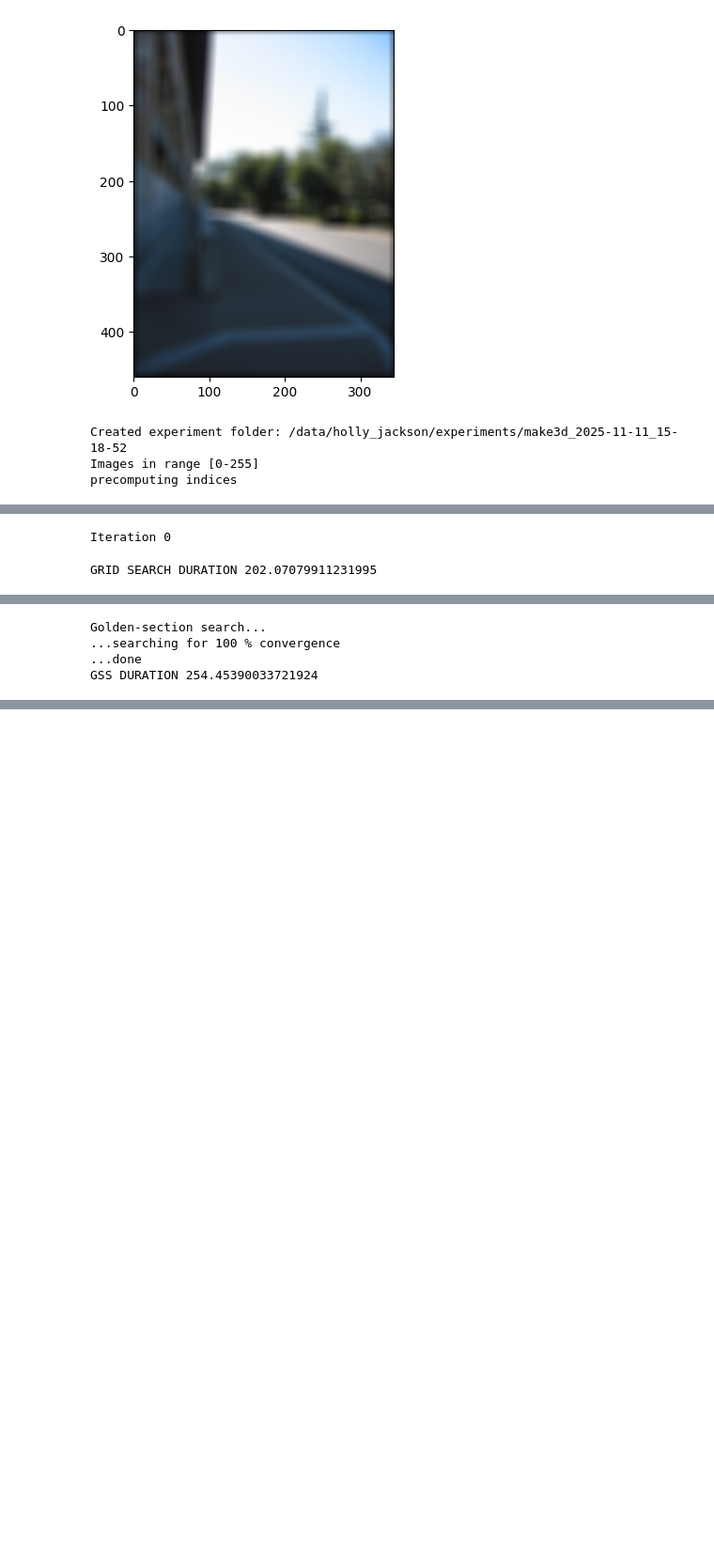
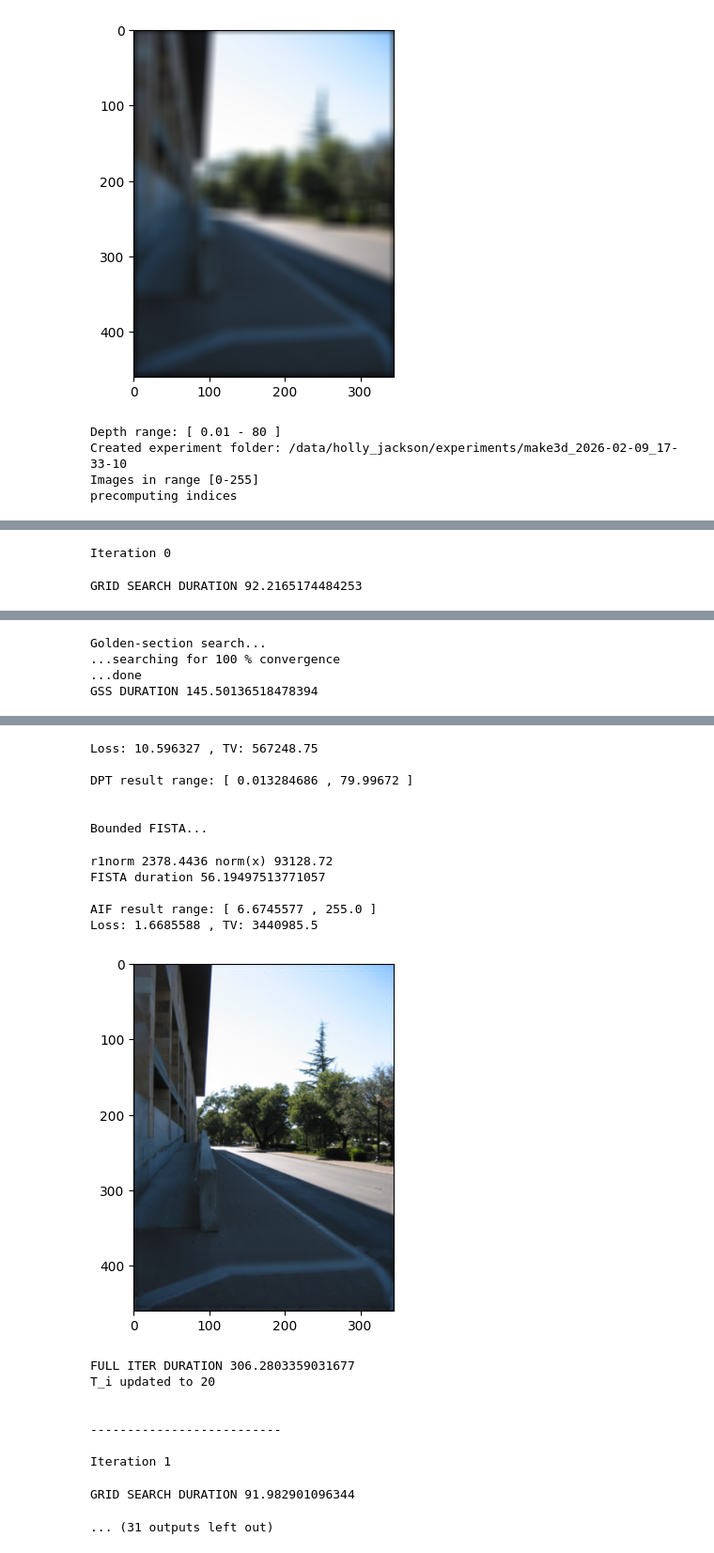
Before and after one commit to hollyjackson/dfd, a Jupyter notebook: dfd-Make3D.ipynb, the cells around one changed output, grey strips where cells are left out. Shown at 94% size. Drawn from its saved outputs; the diff is of its cells as text; code cells hidden in the pictures; blank space fills up the shorter version.

```diff
--- a/dfd-Make3D.ipynb
+++ b/dfd-Make3D.ipynb
@@ -121,36 +122,59 @@ Clipping input data to the valid range for imshow with RGB data ([0..1] for floa
 # %%
 # -------------------
 # COORDINATE DESCENT
 # -------------------
 
 globals.window_size = 5
 # depth_init = 40
 
 dpt, aif, _, _ = coordinate_descent.coordinate_descent(defocus_stack,
         experiment_folder='/data/holly_jackson/experiments',
         show_plots=True, save_plots=False,
-        experiment_name = 'make3d', num_epochs = 1,
+        experiment_name = 'make3d', num_epochs = 5,
         # least_squares_first=True, depth_init=depth_init,
-        least_squares_first = False, aif_init = aif_init,
-        k = 1, aif_method = 'fista',
-        finite_differences = False, num_Z = 100,
-        ls_maxiter = 10, ls_maxiter_multiplier = 1.05,
-        min_Z = globals.min_Z, max_Z = globals.max_Z,
-        vmin = globals.min_Z, vmax = globals.max_Z, verbose = True,
+        nesterov_first=False, aif_init = aif_init,
+        # k = 1, aif_method = 'fista',
+        num_Z = 100,
+        T_0 = 10, alpha = 2,
+        # min_Z = globals.min_Z, max_Z = globals.max_Z,
+        # vmin = globals.min_Z, vmax = globals.max_Z,
+                                                       verbose = True,
         windowed_mse = True)
 # %% [output]
-Created experiment folder: /data/holly_jackson/experiments/make3d_2025-11-11_15-18-52
+Depth range: [ 0.01 - 80 ]
+Created experiment folder: /data/holly_jackson/experiments/make3d_2026-02-09_17-33-10
 Images in range [0-255]
 precomputing indices
 [figure]
 Iteration 0
-GRID SEARCH DURATION 202.07079911231995
+GRID SEARCH DURATION 92.2165174484253
 [figure]
 Golden-section search...
 ...searching for 100 % convergence
 ...done
-GSS DURATION 254.45390033721924
+GSS DURATION 145.50136518478394
 [figure]
+Loss: 10.596327 , TV: 567248.75
+
+DPT result range: [ 0.013284686 , 79.99672 ]
+
+
+Bounded FISTA...
+r1norm 2378.4436 norm(x) 93128.72
+FISTA duration 56.19497513771057
+
+AIF result range: [ 6.6745577 , 255.0 ]
+Loss: 1.6685588 , TV: 3440985.5
+[figure, added]
+FULL ITER DURATION 306.2803359031677
+T_i updated to 20
+
+
+--------------------------
+
+Iteration 1
+GRID SEARCH DURATION 91.982901096344
+... (31 outputs left out)
 # %%
 # experiment_folder = '/data/holly_jackson/experiments/make3d_2025-11-06_00-12-20'
 # utils.save_dpt_npy(experiment_folder, 'dpt', dpt)
```
Also changed, not shown: parts of 3 cells of this notebook, 2 other files.
